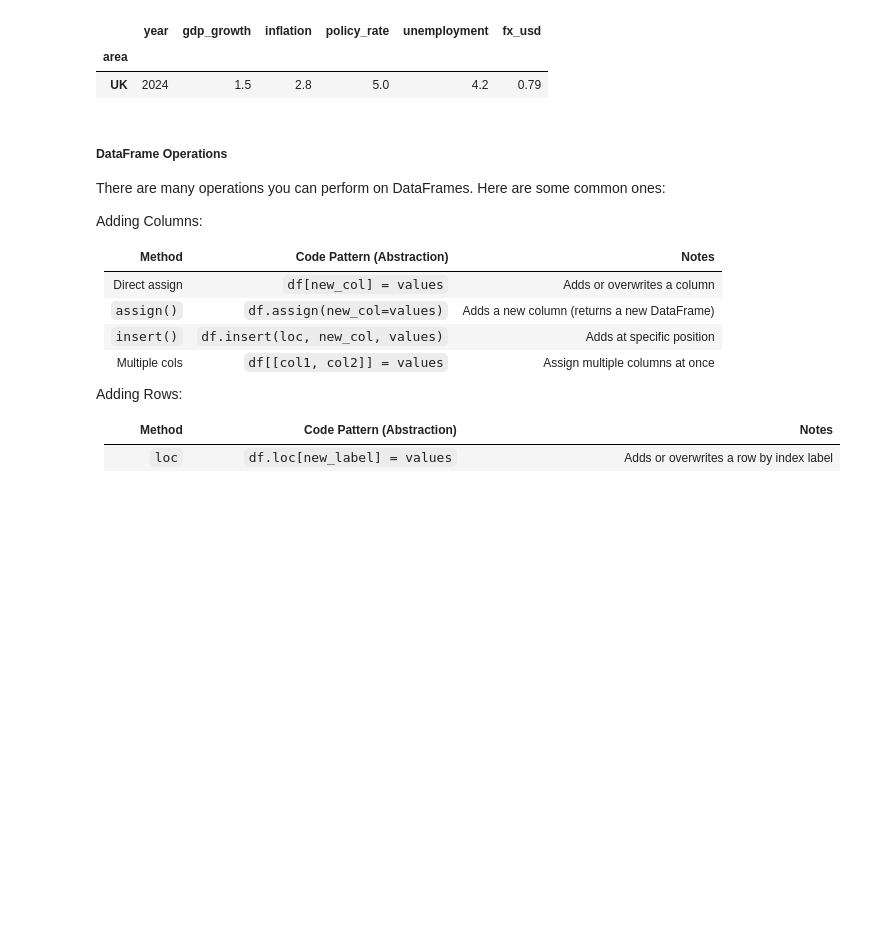
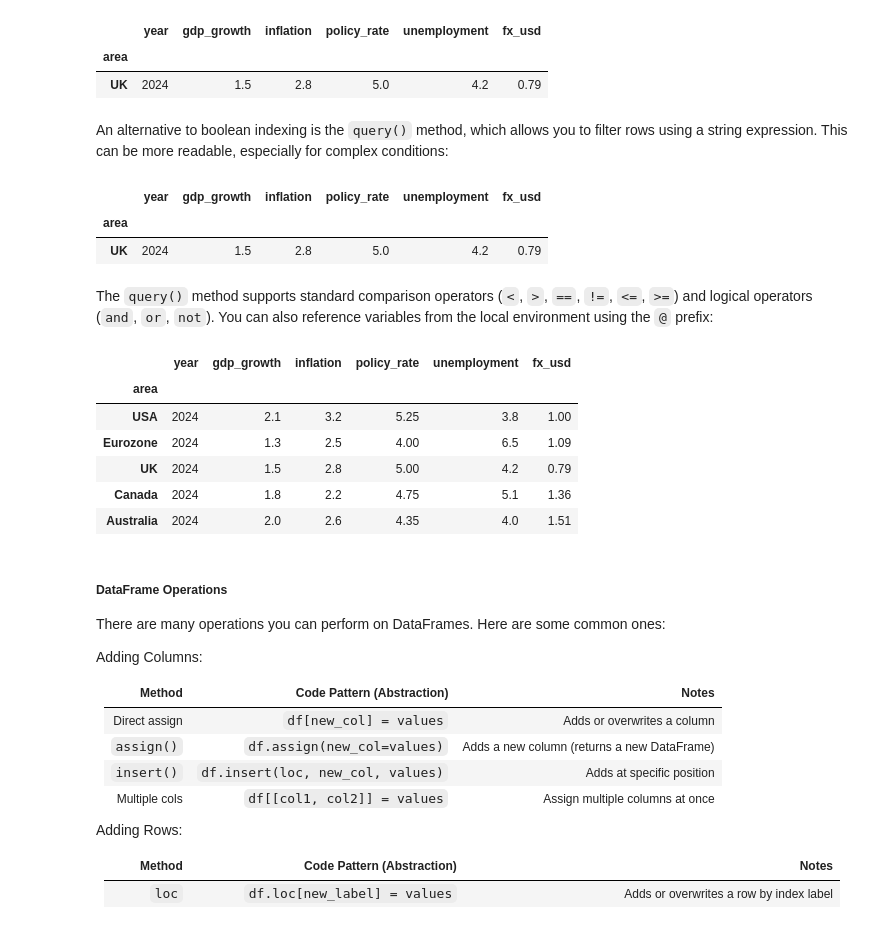
Before and after one commit to jmarbet/ai-big-data-course, a Jupyter notebook: notebooks/python_packages_pandas.ipynb, the cells around one changed output. Saved outputs shown, nothing was run; the diff lists cells and outputs as text; code cells hidden in the pictures; blank space fills up the shorter version.

```diff
--- a/notebooks/python_packages_pandas.ipynb
+++ b/notebooks/python_packages_pandas.ipynb
@@ -413,6 +417,27 @@ df[(df['fx_usd'] < 1.0) & (df["inflation"] > 2.0)]
 |  | year | gdp_growth | inflation | policy_rate | unemployment | fx_usd |
 | area |  |  |  |  |  |  |
 | UK | 2024 | 1.5 | 2.8 | 5.0 | 4.2 | 0.79 |
+# %% [markdown]
+An alternative to boolean indexing is the `query()` method, which allows you to filter rows using a string expression. This can be more readable, especially for complex conditions:
+# %%
+df.query("fx_usd < 1.0 and inflation > 2.0")
+# %% [output]
+|  | year | gdp_growth | inflation | policy_rate | unemployment | fx_usd |
+| area |  |  |  |  |  |  |
+| UK | 2024 | 1.5 | 2.8 | 5.0 | 4.2 | 0.79 |
+# %% [markdown]
+The `query()` method supports standard comparison operators (`<`, `>`, `==`, `!=`, `<=`, `>=`) and logical operators (`and`, `or`, `not`). You can also reference variables from the local environment using the `@` prefix:
+# %%
+threshold = 2.0
+df.query("inflation > @threshold")
+# %% [output]
+|  | year | gdp_growth | inflation | policy_rate | unemployment | fx_usd |
+| area |  |  |  |  |  |  |
+| USA | 2024 | 2.1 | 3.2 | 5.25 | 3.8 | 1.00 |
+| Eurozone | 2024 | 1.3 | 2.5 | 4.00 | 6.5 | 1.09 |
+| UK | 2024 | 1.5 | 2.8 | 5.00 | 4.2 | 0.79 |
+| Canada | 2024 | 1.8 | 2.2 | 4.75 | 5.1 | 1.36 |
+| Australia | 2024 | 2.0 | 2.6 | 4.35 | 4.0 | 1.51 |
 # %% [markdown]
 ##### DataFrame Operations
 
```
Also changed, not shown: parts of 30 cells of this notebook, 51 other files.
